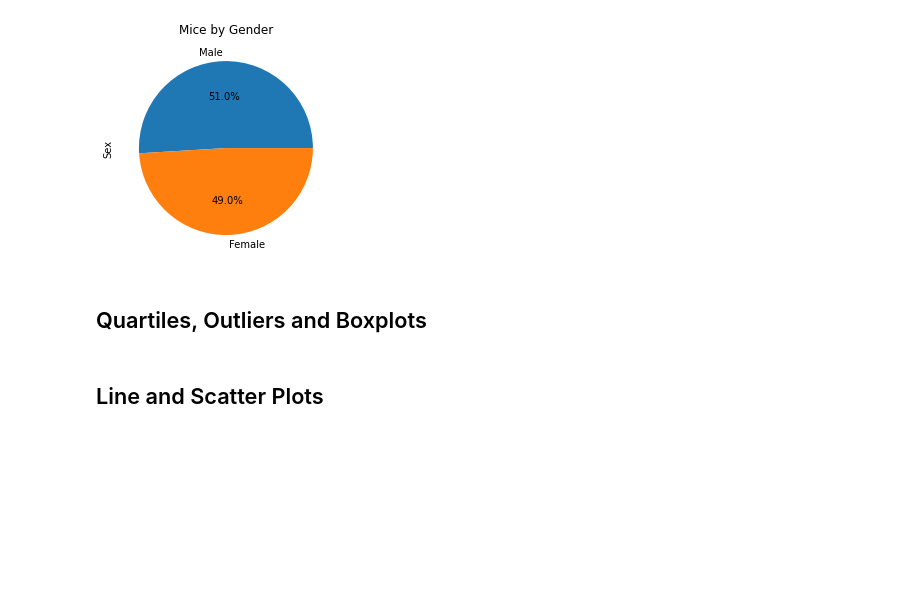
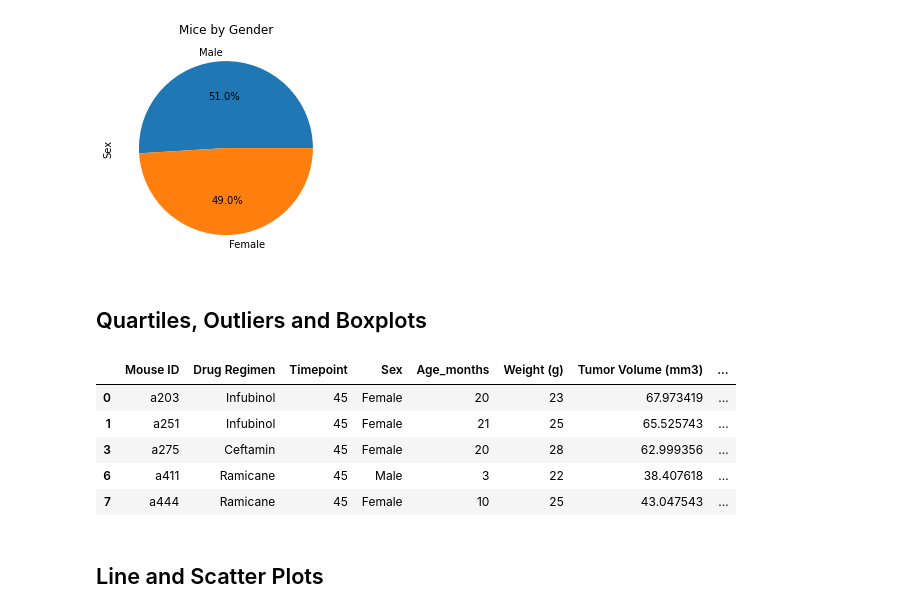
Before and after one commit to gregb23/Matplotlib-Homework, a Jupyter notebook: Pymaceuticals/pymaceuticals.ipynb, the cells around one changed output. Cells and saved outputs as stored; diff of their text form; code cells hidden in the pictures; blank space fills up the shorter version.

```diff
--- a/Pymaceuticals/pymaceuticals.ipynb
+++ b/Pymaceuticals/pymaceuticals.ipynb
@@ -226,11 +226,31 @@ plt.show()
 # %%
 # Calculate the final tumor volume of each mouse across four of the treatment regimens:
 # Capomulin, Ramicane, Infubinol, and Ceftamin
 
 # Start by getting the last (greatest) timepoint for each mouse
-
+mouse_id_df = new_combine_ms_df.groupby(["Mouse ID", "Drug Regimen"], as_index=False)
+mouse_id_df = pd.DataFrame(mouse_id_df["Timepoint"].max())
 
 # Merge this group df with the original dataframe to get the tumor volume at the last timepoint
+mouse_final_df = mouse_id_df.merge(new_combine_ms_df)
+
+index_names = mouse_final_df[(mouse_final_df["Drug Regimen"]!="Capomulin")
+                            & (mouse_final_df["Drug Regimen"]!= "Ramicane")
+                            & (mouse_final_df["Drug Regimen"]!= "Infubinol")
+                            & (mouse_final_df["Drug Regimen"]!="Ceftamin")].index
+
+#drop indexes
+mouse_final_df.drop(index_names, inplace = True)
+
+#display df
+mouse_final_df.head()
+# %% [output]
+|  | Mouse ID | Drug Regimen | Timepoint | Sex | Age_months | Weight (g) | Tumor Volume (mm3) | ... |
+| 0 | a203 | Infubinol | 45 | Female | 20 | 23 | 67.973419 | ... |
+| 1 | a251 | Infubinol | 45 | Female | 21 | 25 | 65.525743 | ... |
+| 3 | a275 | Ceftamin | 45 | Female | 20 | 28 | 62.999356 | ... |
+| 6 | a411 | Ramicane | 45 | Male | 3 | 22 | 38.407618 | ... |
+| 7 | a444 | Ramicane | 45 | Female | 10 | 25 | 43.047543 | ... |
 # %%
 # Put treatments into a list for for loop (and later for plot labels)
 
```
